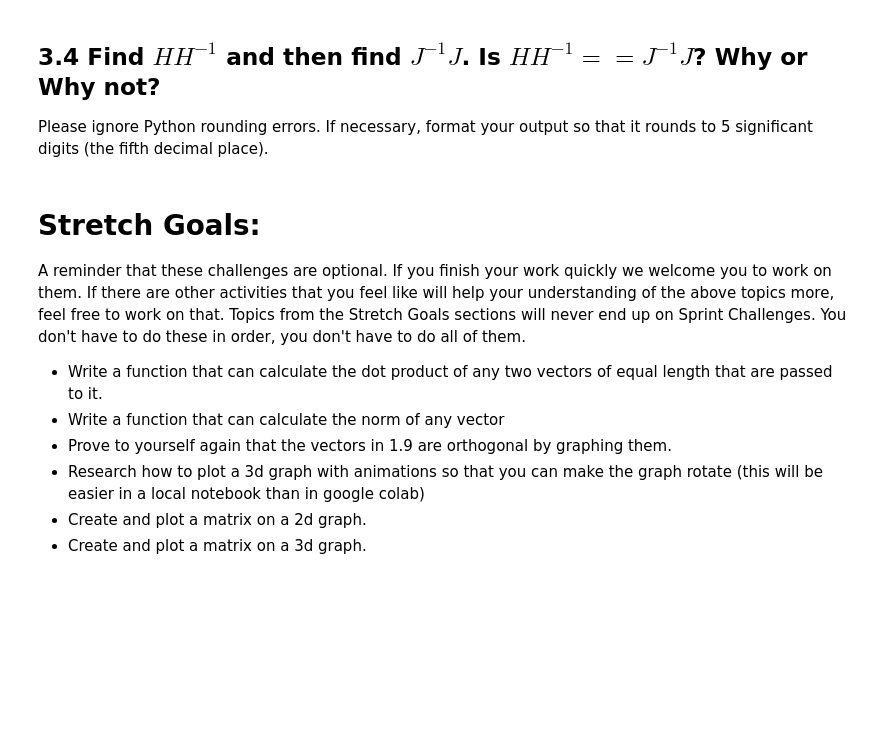
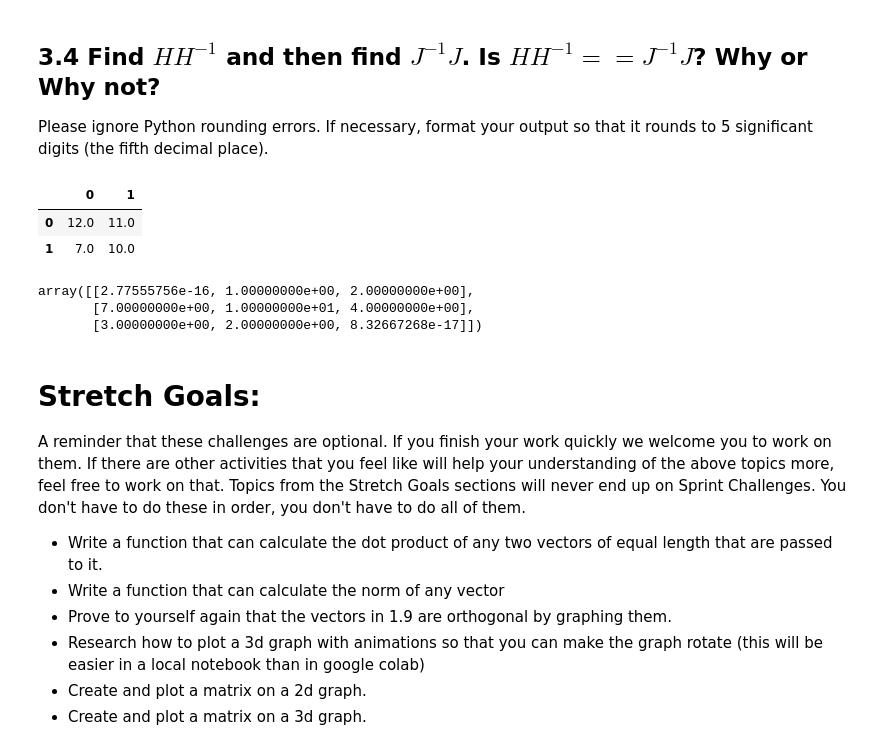
Before and after one commit to Khislatz/DS-Unit-1-Sprint-3-Linear-Algebra, a Jupyter notebook: module1-vectors-and-matrices/Khislat_Zhuraeva_LS_DS_131_Vectors_and_Matrices_Assignment.ipynb, the cells around one changed output. Cells and saved outputs as stored; diff of their text form; code cells hidden in the pictures; blank space fills up the shorter version.

```diff
--- a/module1-vectors-and-matrices/Khislat_Zhuraeva_LS_DS_131_Vectors_and_Matrices_Assignment.ipynb
+++ b/module1-vectors-and-matrices/Khislat_Zhuraeva_LS_DS_131_Vectors_and_Matrices_Assignment.ipynb
@@ -403,6 +524,22 @@ J=
 ## 3.4 Find $HH^{-1}$ and then find $J^{-1}J$. Is $HH^{-1} == J^{-1}J$? Why or Why not?
 
 Please ignore Python rounding errors. If necessary, format your output so that it rounds to 5 significant digits (the fifth decimal place).
+# %%
+#Inverse of inverse of H
+H_inverse1 = np.linalg.inv(H_inverse)
+pd.DataFrame(H_inverse1) #by inversing we got the original matrix H
+# %% [output]
+|  | 0 | 1 |
+| 0 | 12.0 | 11.0 |
+| 1 | 7.0 | 10.0 |
+# %%
+#Inverse of inverse of J
+J_inverse1 = np.linalg.inv(J_inverse)
+J_inverse1
+# %% [output]
+array([[2.77555756e-16, 1.00000000e+00, 2.00000000e+00],
+       [7.00000000e+00, 1.00000000e+01, 4.00000000e+00],
+       [3.00000000e+00, 2.00000000e+00, 8.32667268e-17]])
 # %% [markdown]
 # Stretch Goals:
 
```
Also changed, not shown: parts of 24 cells of this notebook.
